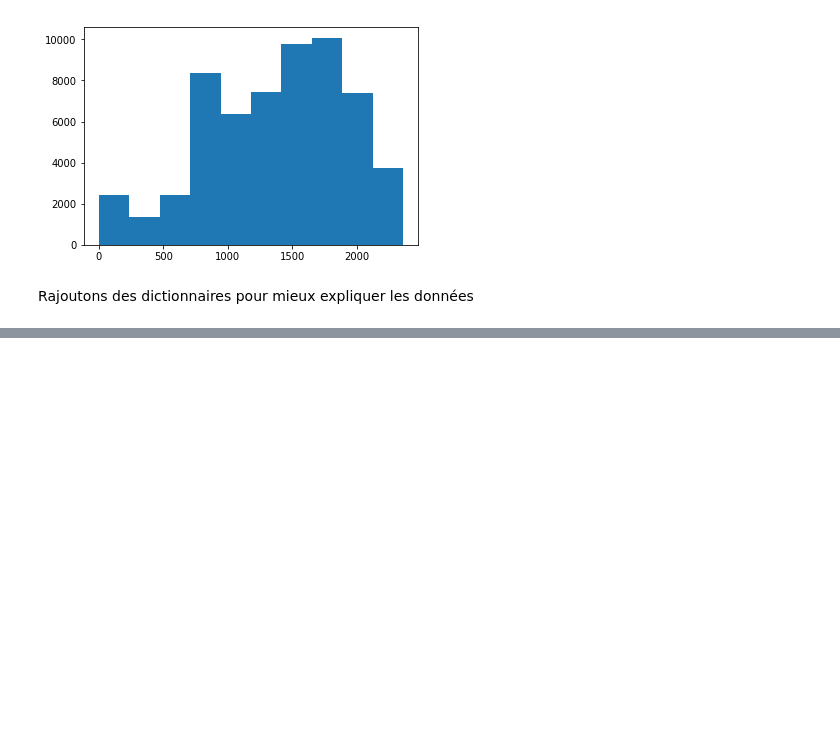
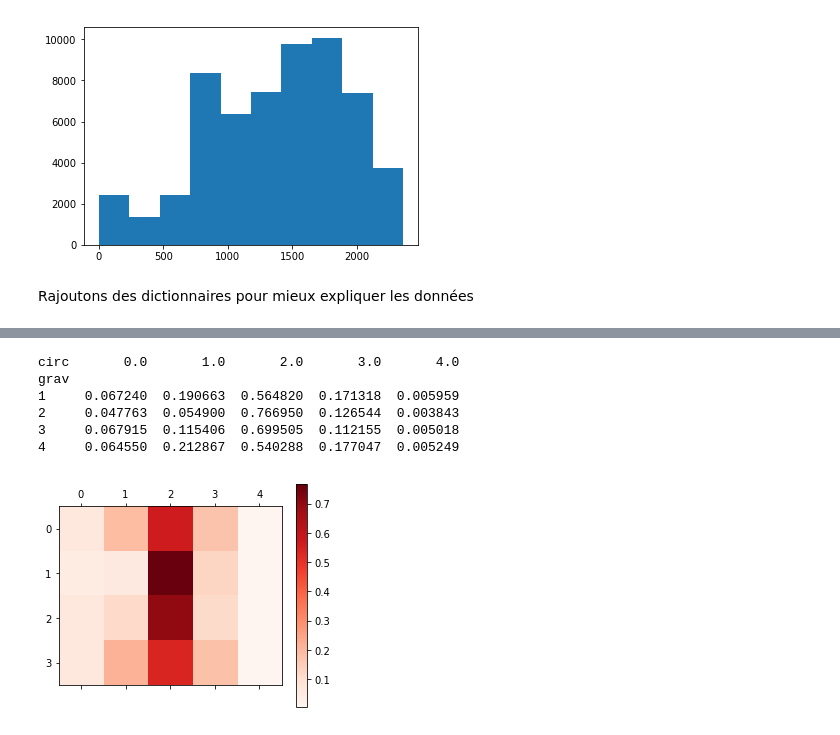
Before and after one commit to ericbenhamou/MASH_IPJ_2018, a Jupyter notebook: Rapport.ipynb, the cells around one changed output, grey strips where cells are left out. Cells and saved outputs as stored; diff of their text form; code cells hidden in the pictures; blank space fills up the shorter version.

```diff
--- a/Rapport.ipynb
+++ b/Rapport.ipynb
@@ -133,0 +185,15 @@ plt.show()
+# %%
+t2 = pd.crosstab( table['grav'], table['circ'], normalize='index')
+
+print( t2)
+plt.matshow( t2.values, cmap=cm.Reds, interpolation='none')
+plt.colorbar()
+plt.show()
+# %% [output]
+circ       0.0       1.0       2.0       3.0       4.0
+grav
+1     0.067240  0.190663  0.564820  0.171318  0.005959
+2     0.047763  0.054900  0.766950  0.126544  0.003843
+3     0.067915  0.115406  0.699505  0.112155  0.005018
+4     0.064550  0.212867  0.540288  0.177047  0.005249
+[figure, added]
```
Also changed, not shown: parts of 6 cells of this notebook.
